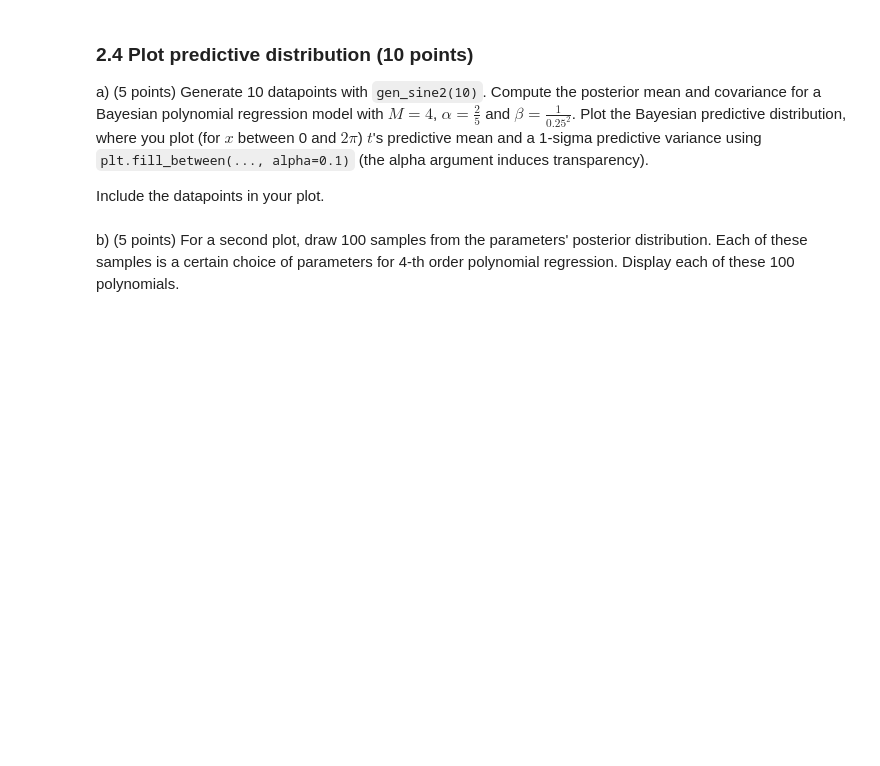
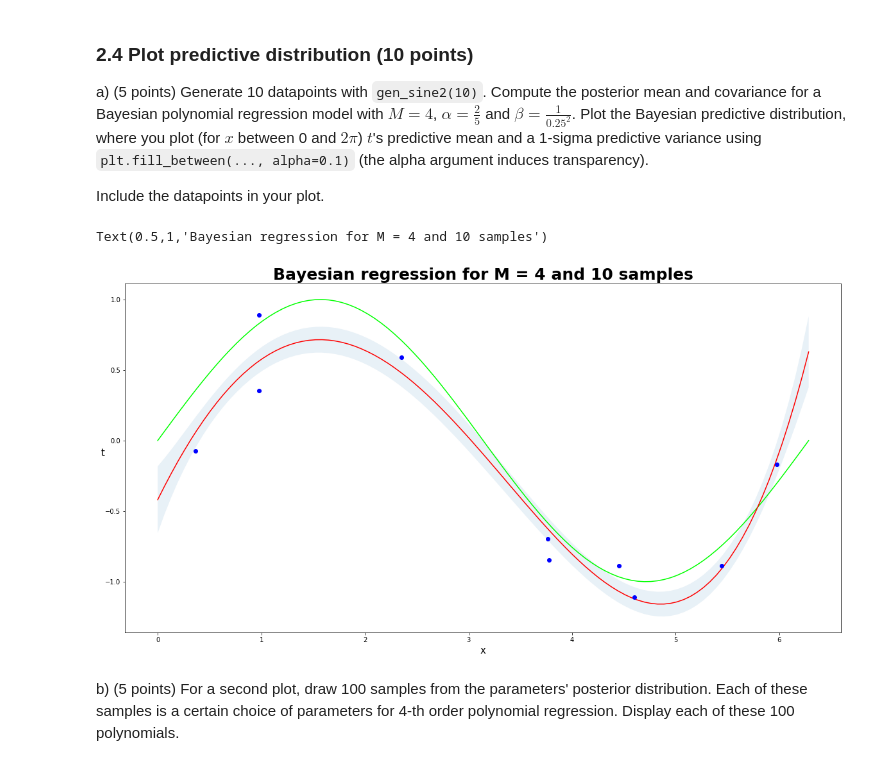
Before and after one commit to ML77777/ML1-18, a Jupyter notebook: Marvin/lab1 (kopie).ipynb, the cells around one changed output. Drawn from its saved outputs; the diff is of its cells as text; code cells hidden in the pictures; blank space fills up the shorter version.

```diff
--- a/Marvin/lab1 (kopie).ipynb
+++ b/Marvin/lab1 (kopie).ipynb
@@ -35,6 +35,8 @@ Notes on implementation:
 plt.rcParams["figure.figsize"] = [20,10]
 # %% [output]
 Populating the interactive namespace from numpy and matplotlib
+# %%
+plt.rcParams["figure.figsize"] = [20,10]
 # %%
 # This cell makes sure that you have all the necessary libraries installed
 
@@ -405,7 +409,7 @@ Write a function `gen_sine2(N)` that behaves identically to `gen_sine(N)` except
 # %%
 def gen_sine2(n):
     #Added + 0.001, which ensures 2pi can also be sampled
-    x = numpy.random.uniform(0,2*pi+0.001,10)
+    x = numpy.random.uniform(0,2*pi+0.001,n)
     t = numpy.random.normal(loc=sin(x), scale=0.25)
 
     return x, t
@@ -473,9 +477,7 @@ Write a function that `predict_polynomial_bayes(x, m, S, beta)` that returns the
 def predict_polynomial_bayes(x, m, S, beta):
     Phi = designmatrix(x, m.shape[0] - 1)
     mean = np.matmul(Phi,m)
-    #sigma = 1/beta + np.matmul(np.matmul(Phi, S), np.transpose(Phi)).diagonal()
-    sigma = 1/beta +  np.matmul( np.matmul(Phi,S), np.transpose(Phi))
-    print(sigma.shape)
+    sigma = 1/beta + np.matmul(np.matmul(Phi, S), np.transpose(Phi)).diagonal()
 
     return mean, sigma, Phi
 # %%
@@ -507,3 +503,28 @@ raise NotImplementedError()
+# %%
+# YOUR CODE HERE
+np.random.seed(42)
+true_sin_x = np.linspace(0, 2 * pi, num=100)
+
+N = 10
+M = 4
+x, t = gen_sine2(10)
+alpha = 2/5
+beta = 1/((0.25)**2)
+m, S, Phi = fit_polynomial_bayes(x, t, M, alpha, beta)
+mean, sigma, Phi = predict_polynomial_bayes(true_sin_x, m, S, beta)
+
+plt.plot(true_sin_x, np.sin(true_sin_x),"lime");
+plt.plot(true_sin_x, mean,"r")
+plt.plot(x,t,'bo')
+plt.fill_between(true_sin_x,mean+sigma,mean-sigma,alpha=0.1)
+
+plt.ylabel('t',fontsize=15).set_rotation(0)
+plt.xlabel('x',fontsize=15)
+title_for_plot = "Bayesian regression for M = 4 and 10 samples"
+plt.title(title_for_plot,fontsize=25,fontweight="bold")
+# %% [output]
+Text(0.5,1,'Bayesian regression for M = 4 and 10 samples')
+[figure, added]
 # %% [markdown]
 b) (5 points) For a second plot, draw 100 samples from the parameters' posterior distribution. Each of these samples is a certain choice of parameters for 4-th order polynomial regression.
 Display each of these 100 polynomials.
```
Also changed, not shown: parts of 8 cells of this notebook.
